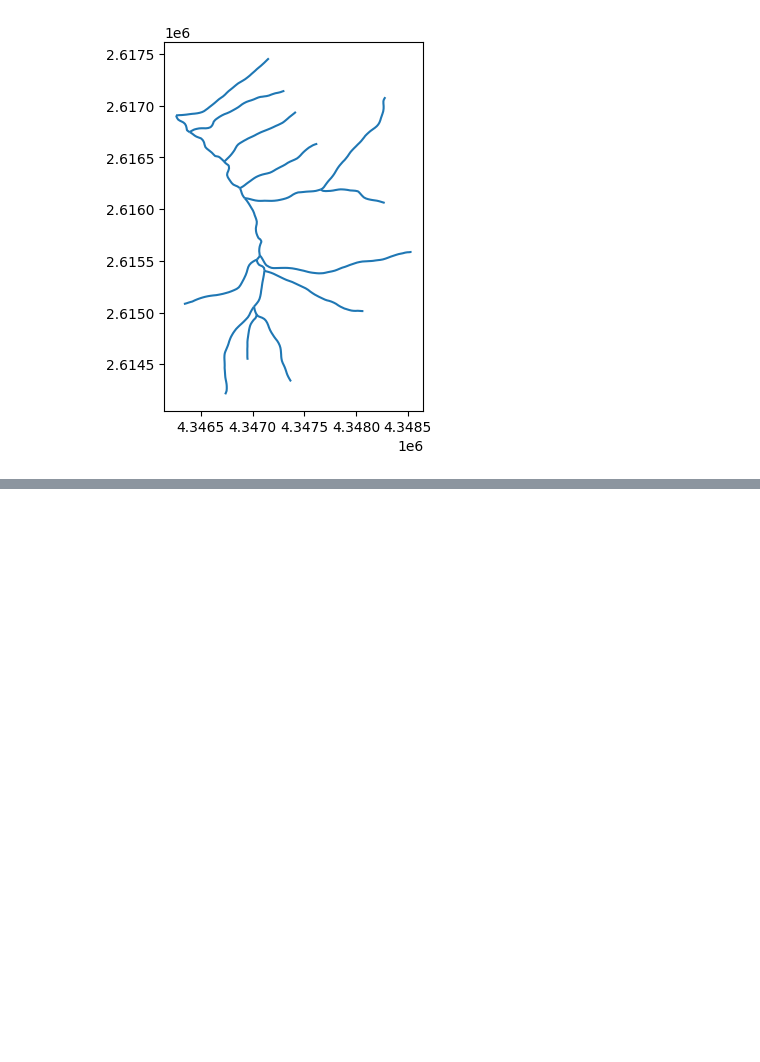
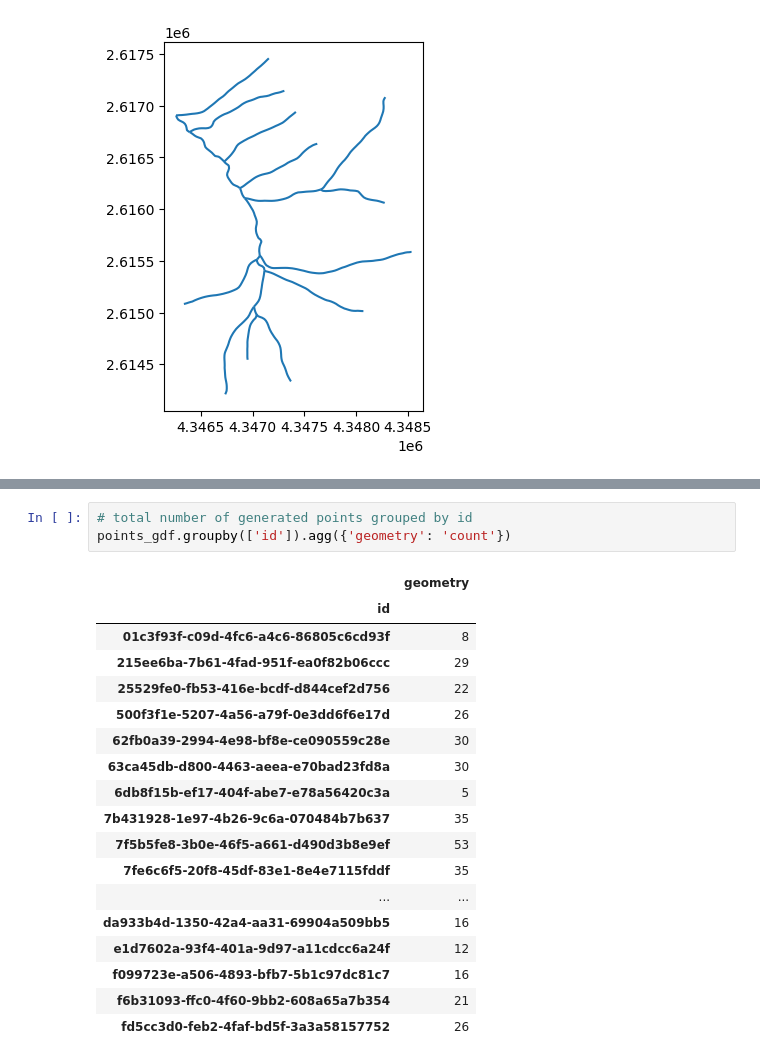
Before and after one commit to geogugal/hello-geopy, a Jupyter notebook: cwf-spatial-analyst/points-lines.ipynb, the cells around one changed output, grey strips where cells are left out. Saved outputs shown, nothing was run; the diff lists cells and outputs as text; blank space fills up the shorter version.

```diff
--- a/cwf-spatial-analyst/points-lines.ipynb
+++ b/cwf-spatial-analyst/points-lines.ipynb
@@ -31,0 +138,22 @@ lines.head()
+# %%
+# total number of generated points grouped by id
+points_gdf.groupby(['id']).agg({'geometry': 'count'})
+# %% [output]
+|  | geometry |
+| id |  |
+| 01c3f93f-c09d-4fc6-a4c6-86805c6cd93f | 8 |
+| 215ee6ba-7b61-4fad-951f-ea0f82b06ccc | 29 |
+| 25529fe0-fb53-416e-bcdf-d844cef2d756 | 22 |
+| 500f3f1e-5207-4a56-a79f-0e3dd6f6e17d | 26 |
+| 62fb0a39-2994-4e98-bf8e-ce090559c28e | 30 |
+| 63ca45db-d800-4463-aeea-e70bad23fd8a | 30 |
+| 6db8f15b-ef17-404f-abe7-e78a56420c3a | 5 |
+| 7b431928-1e97-4b26-9c6a-070484b7b637 | 35 |
+| 7f5b5fe8-3b0e-46f5-a661-d490d3b8e9ef | 53 |
+| 7fe6c6f5-20f8-45df-83e1-8e4e7115fddf | 35 |
+| ... | ... |
+| da933b4d-1350-42a4-aa31-69904a509bb5 | 16 |
+| e1d7602a-93f4-401a-9d97-a11cdcc6a24f | 12 |
+| f099723e-a506-4893-bfb7-5b1c97dc81c7 | 16 |
+| f6b31093-ffc0-4f60-9bb2-608a65a7b354 | 21 |
+| fd5cc3d0-feb2-4faf-bd5f-3a3a58157752 | 26 |
```
Also changed, not shown: parts of 15 cells of this notebook, 9 other files.
